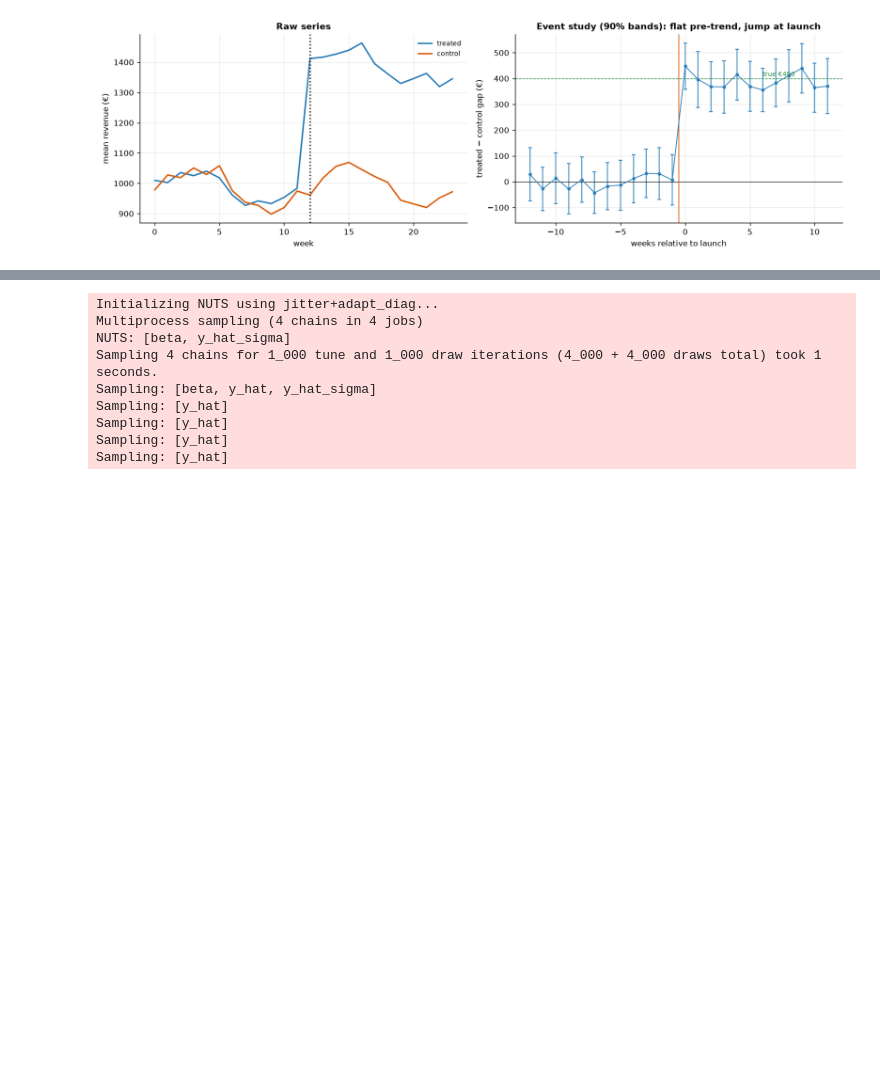
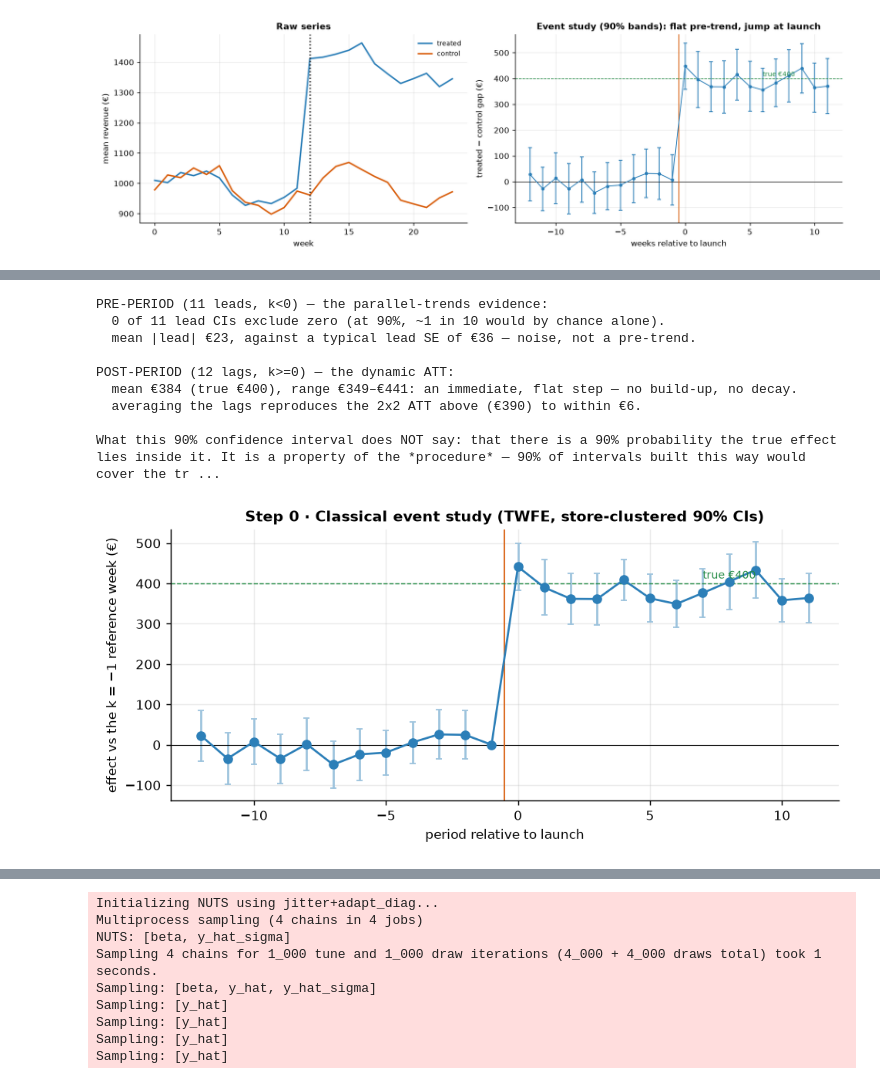
Before and after one commit to fmuia/sda_projects, a Jupyter notebook: causal-marketing-pymc/notebooks/08_rollout_did.ipynb, the cells around one changed output, grey strips where cells are left out. Cells and saved outputs as stored; diff of their text form; code cells hidden in the pictures; blank space fills up the shorter version.

```diff
--- a/causal-marketing-pymc/notebooks/08_rollout_did.ipynb
+++ b/causal-marketing-pymc/notebooks/08_rollout_did.ipynb
@@ -243,0 +372,37 @@ not an error message.
+# %%
+# --- The event study, classically: one coefficient per week relative to launch (TWFE, clustered) ---
+d0 = df.assign(k=df["t"] - LAUNCH)                    # k = event time; k = -1 is the reference week
+es = cl.event_study(d0, outcome="revenue", unit="unit", rel_time="k", treated="group", base=-1)
+
+fig, ax = plt.subplots(figsize=(7.6, 3.6))
+plots.event_study_plot(ax, es["k"], es["estimate"], es["lo"], es["hi"], launch=0,
+                       title="Step 0 · Classical event study (TWFE, store-clustered 90% CIs)")
+ax.axhline(true_effect, color=plots.GREEN, ls="--", lw=0.8)
+ax.text(7, true_effect + 12, f"true €{true_effect:.0f}", fontsize=8, color=plots.GREEN)
+ax.set_ylabel("effect vs the k = −1 reference week (€)")
+fig.tight_layout()
+
+leads = es[(es["k"] < 0) & (~es["is_base"])]         # k < 0: the parallel-trends EVIDENCE
+lags = es[es["k"] >= 0]                              # k >= 0: the dynamic ATT
+n_lead_out = int(((leads["lo"] > 0) | (leads["hi"] < 0)).sum())
+print(f"PRE-PERIOD ({len(leads)} leads, k<0) — the parallel-trends evidence:")
+print(f"  {n_lead_out} of {len(leads)} lead CIs exclude zero (at 90%, ~1 in 10 would by chance alone).")
+print(f"  mean |lead| €{leads['estimate'].abs().mean():.0f}, against a typical lead SE of "
+      f"€{leads['se'].mean():.0f} — noise, not a pre-trend.")
+print(f"\nPOST-PERIOD ({len(lags)} lags, k>=0) — the dynamic ATT:")
+print(f"  mean €{lags['estimate'].mean():.0f} (true €{true_effect:.0f}), range €{lags['estimate'].min():.0f}"
+      f"–€{lags['estimate'].max():.0f}: an immediate, flat step — no build-up, no decay.")
+print(f"  averaging the lags reproduces the 2x2 ATT above (€{att_cluster.estimate:.0f}) to within "
+      f"€{abs(lags['estimate'].mean() - att_cluster.estimate):.0f}.")
+print("\n" + att_cluster.cannot_say())
+# %% [output]
+PRE-PERIOD (11 leads, k<0) — the parallel-trends evidence:
+  0 of 11 lead CIs exclude zero (at 90%, ~1 in 10 would by chance alone).
+  mean |lead| €23, against a typical lead SE of €36 — noise, not a pre-trend.
+
+POST-PERIOD (12 lags, k>=0) — the dynamic ATT:
+  mean €384 (true €400), range €349–€441: an immediate, flat step — no build-up, no decay.
+  averaging the lags reproduces the 2x2 ATT above (€390) to within €6.
+
+What this 90% confidence interval does NOT say: that there is a 90% probability the true effect lies inside it. It is a property of the *procedure* — 90% of intervals built this way would cover the tr ...
+[figure, added]
```
Also changed, not shown: parts of 15 cells of this notebook, 21 other files.
